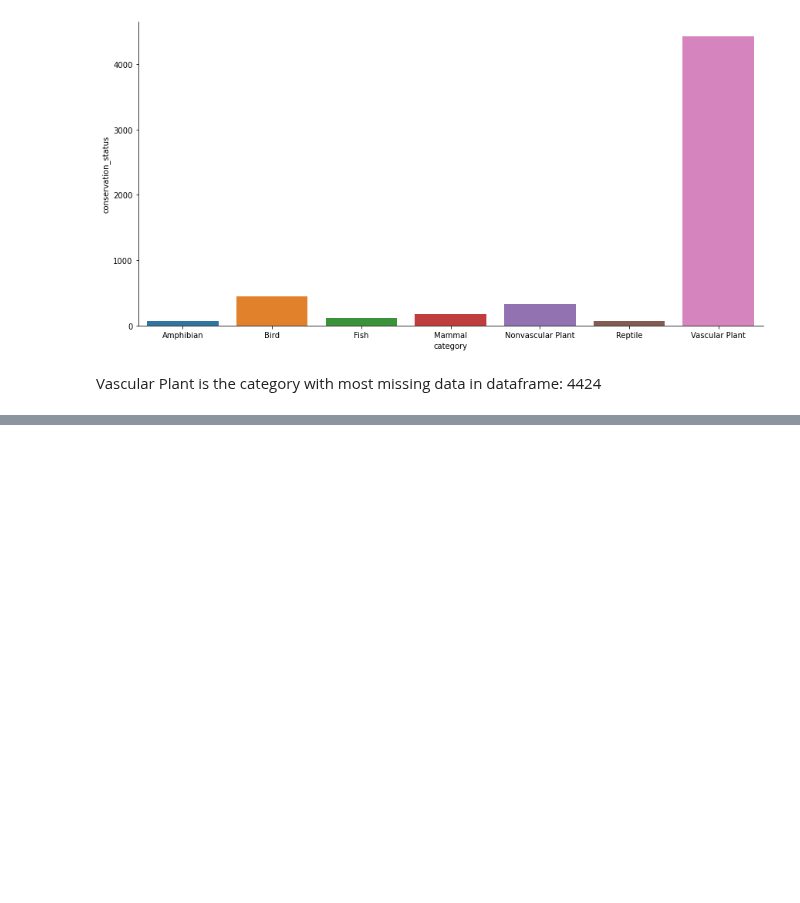
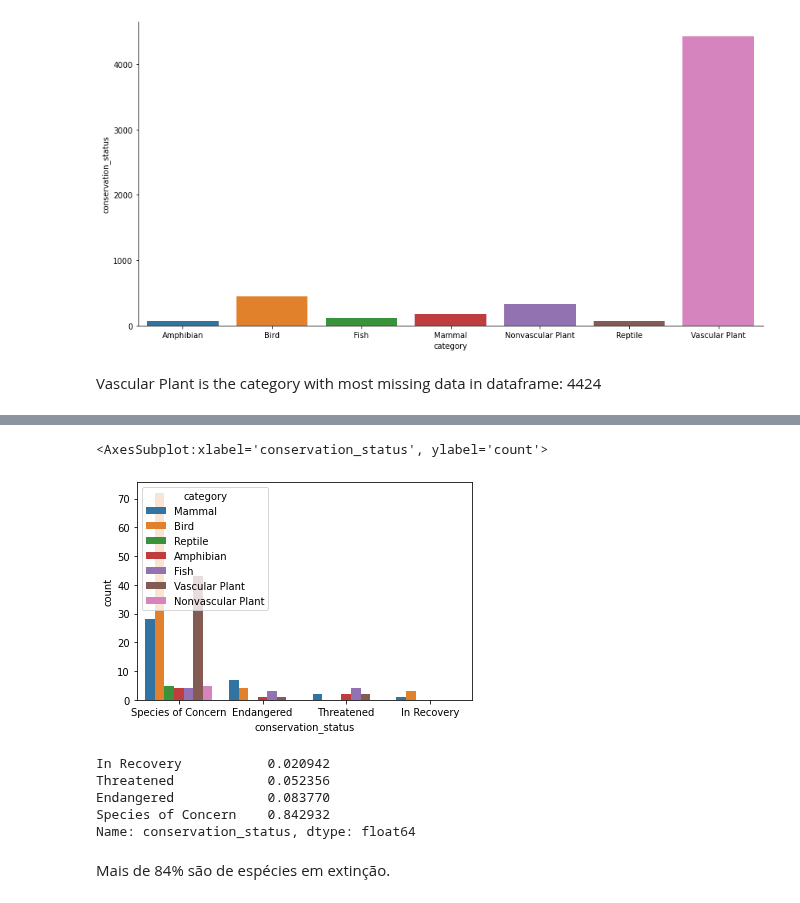
Before and after one commit to cacaprog/Exercises, a Jupyter notebook: Biodiversity/biodiversity.ipynb, the cells around one changed output, grey strips where cells are left out. Drawn from its saved outputs; the diff is of its cells as text; code cells hidden in the pictures; blank space fills up the shorter version.

```diff
--- a/Biodiversity/biodiversity.ipynb
+++ b/Biodiversity/biodiversity.ipynb
@@ -192,0 +223,16 @@ Vascular Plant is the category with most missing data in dataframe: 4424
+# %%
+sns.countplot(data=df_species, x="conservation_status", hue="category")
+# %% [output]
+<AxesSubplot:xlabel='conservation_status', ylabel='count'>
+[figure, added]
+# %%
+#calculate the proportion in each category
+df_species.conservation_status.value_counts(normalize = True, ascending=True)
+# %% [output]
+In Recovery           0.020942
+Threatened            0.052356
+Endangered            0.083770
+Species of Concern    0.842932
+Name: conservation_status, dtype: float64
+# %% [markdown]
+Mais de 84% são de espécies em extinção.
```
Also changed, not shown: parts of 8 cells of this notebook.
